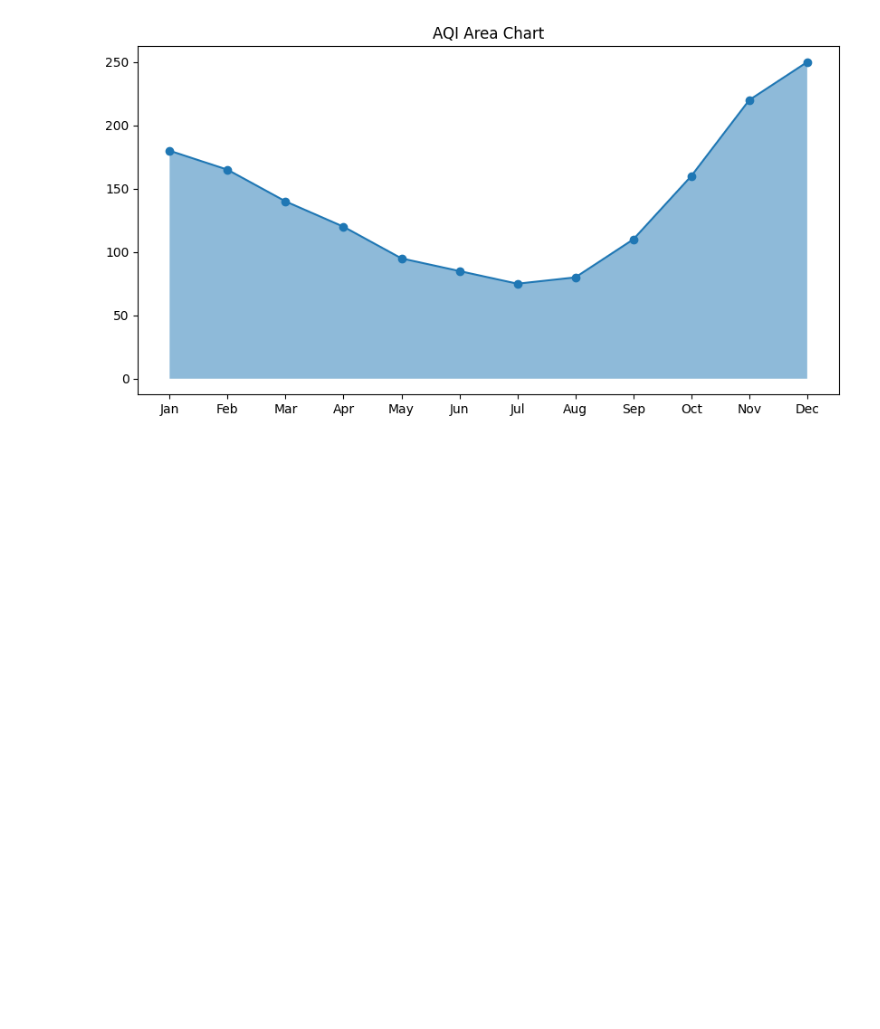
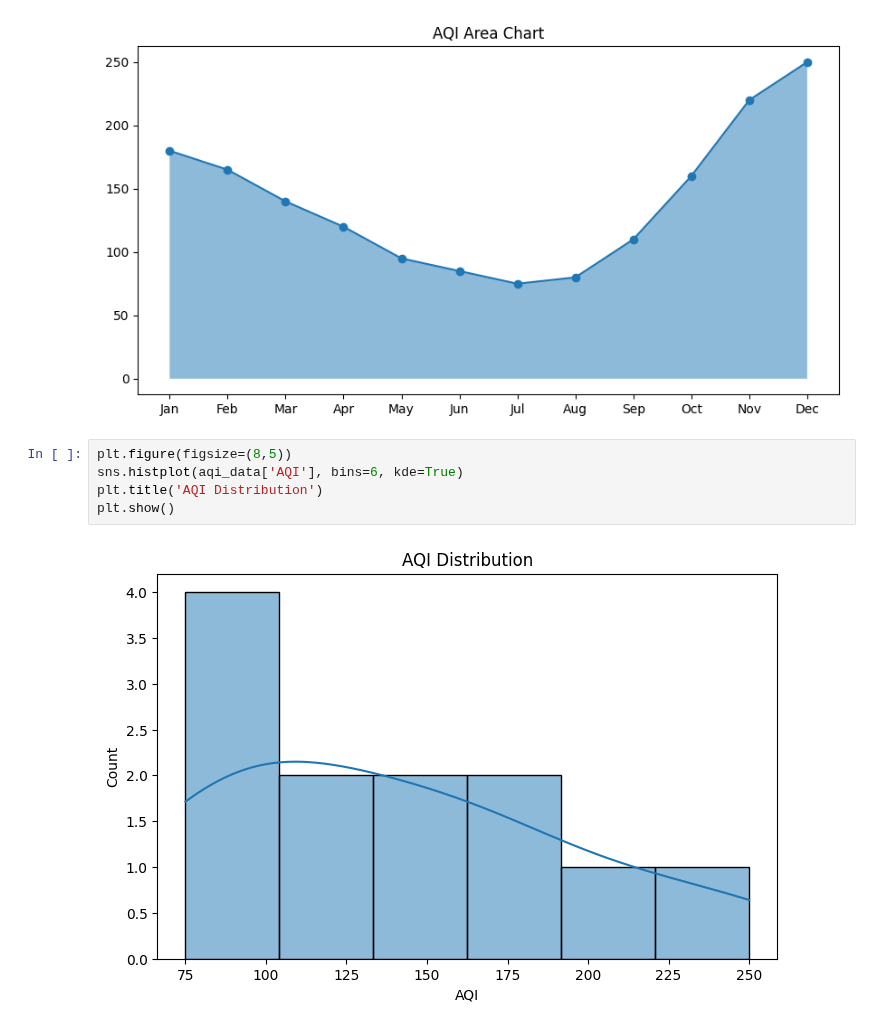
Before and after one commit to Shrajal-sahu-18/Data_Visulization, a Jupyter notebook: AQI.ipynb, the cells around one changed output. Cells and saved outputs as stored; diff of their text form; blank space fills up the shorter version.

```diff
--- a/AQI.ipynb
+++ b/AQI.ipynb
@@ -37,3 +37,10 @@ plt.title('AQI Area Chart')
 plt.show()
 # %% [output]
 [figure]
+# %%
+plt.figure(figsize=(8,5))
+sns.histplot(aqi_data['AQI'], bins=6, kde=True)
+plt.title('AQI Distribution')
+plt.show()
+# %% [output]
+[figure, added]
```
Also changed, not shown: parts of 1 cell of this notebook.
